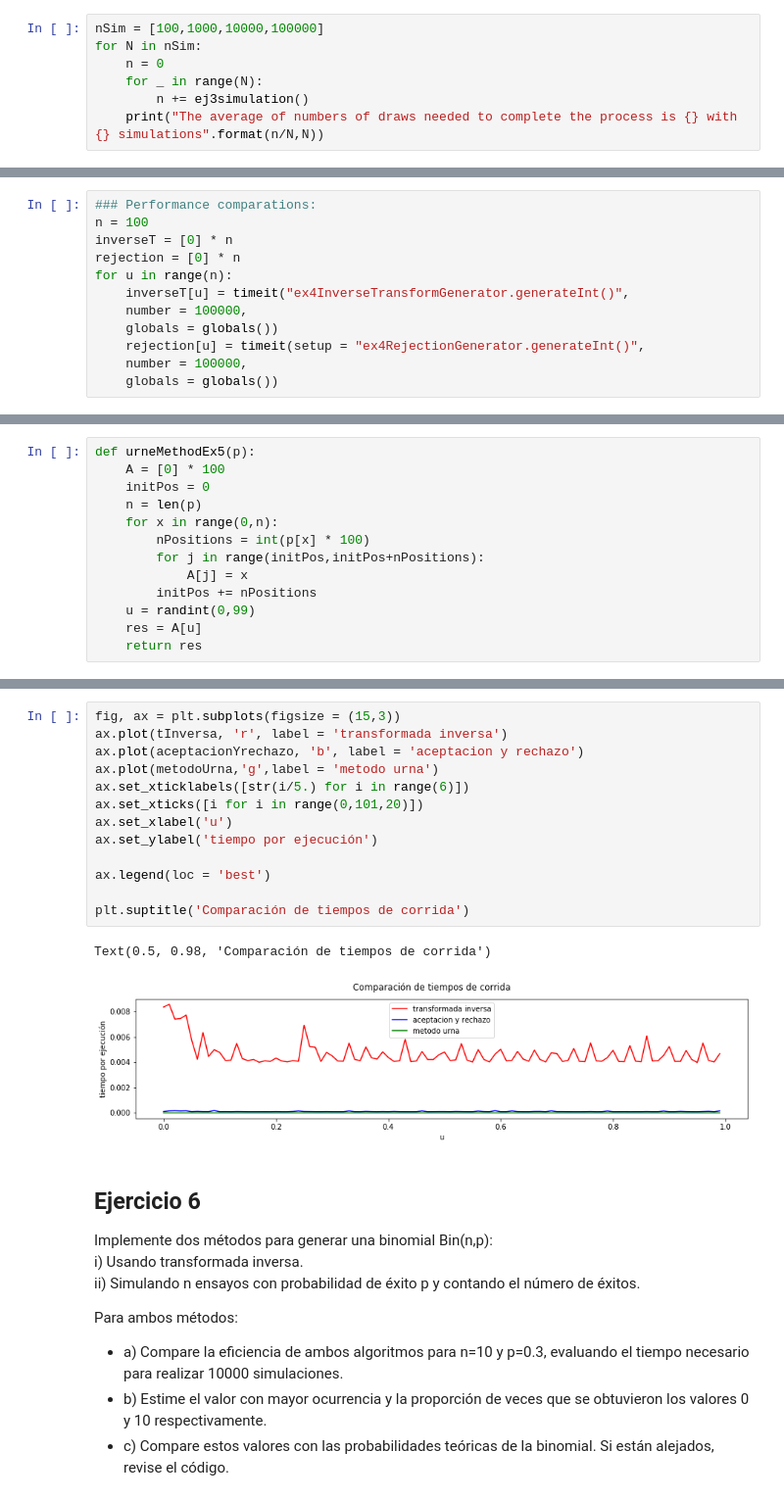
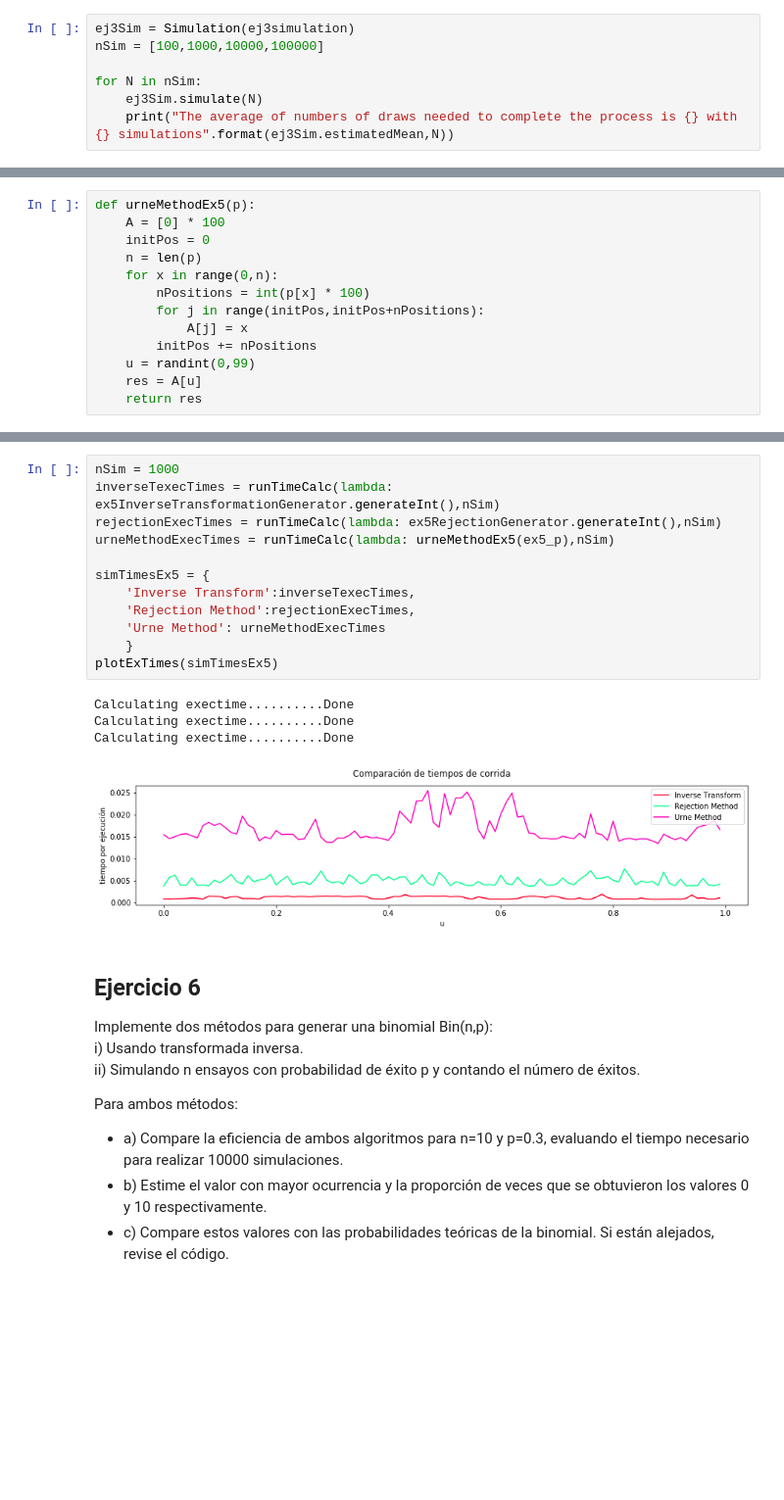
Before and after one commit to git-lu/models-and-simulations, a Jupyter notebook: Practico 4.ipynb, the cells around one changed output, grey strips where cells are left out. Shown at 98% size. Saved outputs shown, nothing was run; the diff lists cells and outputs as text; blank space fills up the shorter version.

Commit message:
TODO: add efficency funs to simulation

```diff
--- a/Practico 4.ipynb
+++ b/Practico 4.ipynb
@@ -82,10 +79,10 @@ def ej3simulation():
         n += 1
     return n
 # %%
+ej3Sim = Simulation(ej3simulation)
 nSim = [100,1000,10000,100000]
+
 for N in nSim:
-    n = 0
-    for _ in range(N):
-        n += ej3simulation()
-    print("The average of numbers of draws needed to complete the process is {} with {} simulations".format(n/N,N))
+    ej3Sim.simulate(N)
+    print("The average of numbers of draws needed to complete the process is {} with {} simulations".format(ej3Sim.estimatedMean,N))
 # %% [output]
@@ -123,12 +120,0 @@ ex4RejectionGenerator.c
-# %%
-### Performance comparations:
-n = 100
-inverseT = [0] * n
-rejection = [0] * n
-for u in range(n):
-    inverseT[u] = timeit("ex4InverseTransformGenerator.generateInt()",
-    number = 100000,
-    globals = globals())
-    rejection[u] = timeit(setup = "ex4RejectionGenerator.generateInt()",
-    number = 100000,
-    globals = globals())
@@ -227,19 +170,20 @@ for u in range(n):
-# %%
-fig, ax = plt.subplots(figsize = (15,3))
-ax.plot(tInversa, 'r', label = 'transformada inversa')
-ax.plot(aceptacionYrechazo, 'b', label = 'aceptacion y rechazo')
-ax.plot(metodoUrna,'g',label = 'metodo urna')
-ax.set_xticklabels([str(i/5.) for i in range(6)])
-ax.set_xticks([i for i in range(0,101,20)])
-ax.set_xlabel('u')
-ax.set_ylabel('tiempo por ejecución')
-
-ax.legend(loc = 'best')
-
-plt.suptitle('Comparación de tiempos de corrida')
-# %% [output]
-Text(0.5, 0.98, 'Comparación de tiempos de corrida')
-[figure, removed]
+# %%
+nSim = 1000
+inverseTexecTimes = runTimeCalc(lambda: ex5InverseTransformationGenerator.generateInt(),nSim)
+rejectionExecTimes = runTimeCalc(lambda: ex5RejectionGenerator.generateInt(),nSim)
+urneMethodExecTimes = runTimeCalc(lambda: urneMethodEx5(ex5_p),nSim)
+
+simTimesEx5 = {
+    'Inverse Transform':inverseTexecTimes,
+    'Rejection Method':rejectionExecTimes,
+    'Urne Method': urneMethodExecTimes
+    }
+plotExTimes(simTimesEx5)
+# %% [output]
+Calculating exectime..........Done
+Calculating exectime..........Done
+Calculating exectime..........Done
+[figure, added]
 # %% [markdown]
 ## Ejercicio 6
 Implemente dos métodos para generar una binomial Bin(n,p):
```
Also changed, not shown: parts of 32 cells of this notebook, 1 other file.
